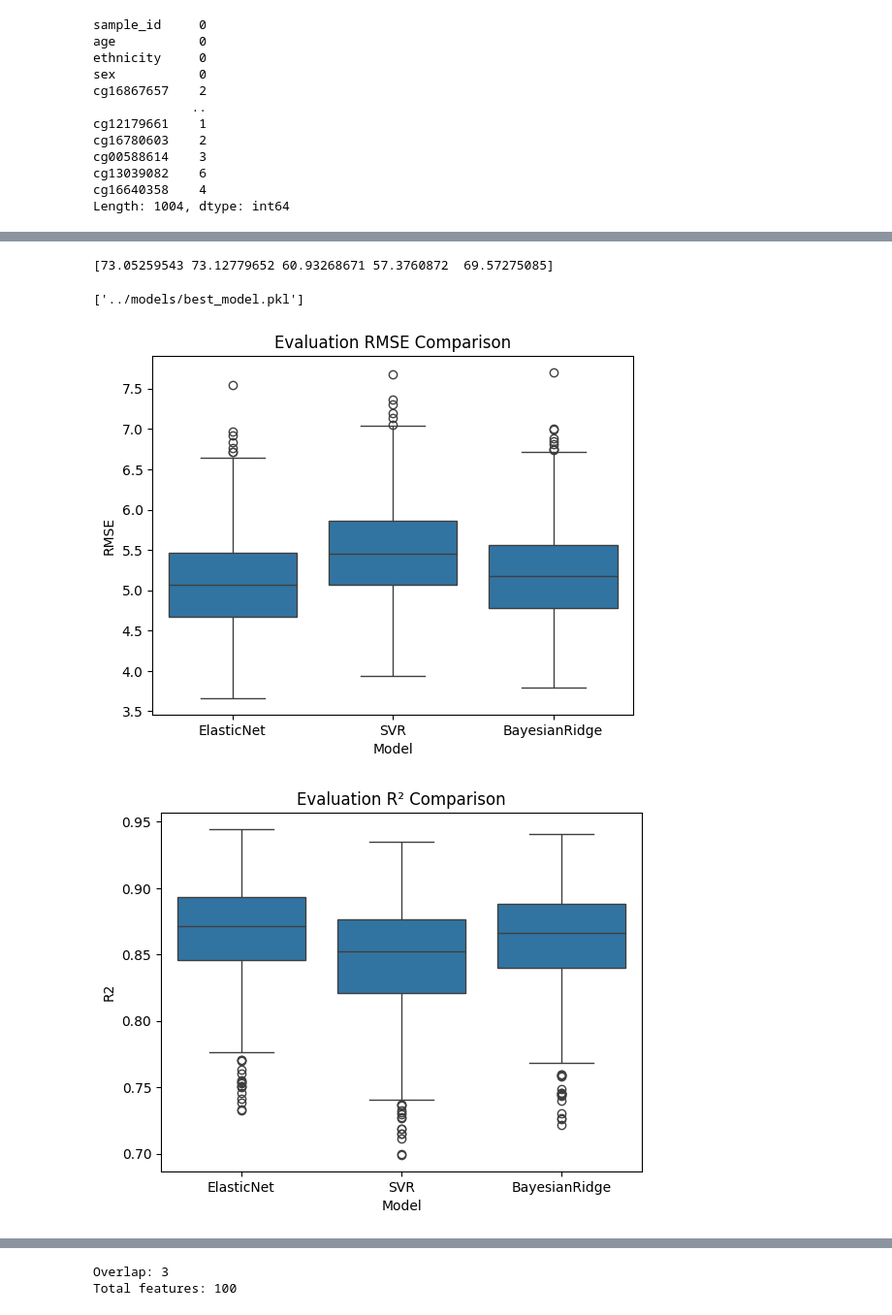
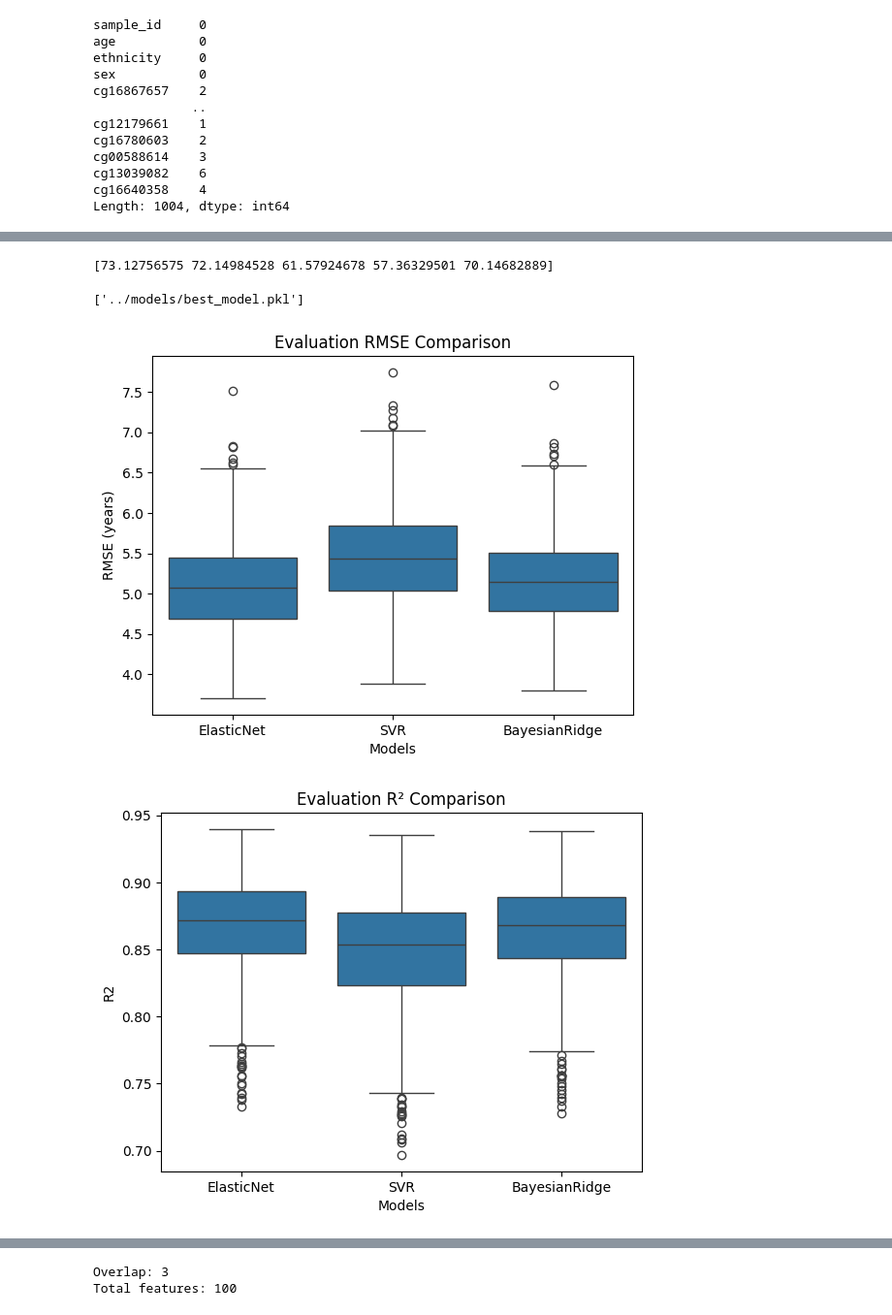
Before and after one commit to Paraskevi00/MLCB2026-ML_In_Comp_Bio_Assignment_1, a Jupyter notebook: notebooks/data_exploration.ipynb, the cells around one changed output, grey strips where cells are left out. Shown at 97% size. Cells and saved outputs as stored; diff of their text form; code cells hidden in the pictures.

```diff
--- a/notebooks/data_exploration.ipynb
+++ b/notebooks/data_exploration.ipynb
@@ -114,10 +114,10 @@ from sklearn.linear_model import LinearRegression
 categ_cols = categ.columns
 numer_cols = numer.columns
 
-#Features standardization and data imputation (mean value)
+#Features standardization and data imputation (median)
 numeric_preprocessor = Pipeline(
     steps=[
-        ("imputer", SimpleImputer(strategy="mean")),
+        ("imputer", SimpleImputer(strategy="median")),
         ("scaler", StandardScaler()),
     ]
 )
@@ -851,6 +862,6 @@ cpg_full = X_full_processed[:, numer_indices]
 X_full_selected = cpg_full[:,selected_indices]
 # %%
 #Fit elastic net on best parameters combination
-el_net_final=ElasticNet(alpha= 0.2801635158716261, l1_ratio = 0.2394938606520418424)
+el_net_final=ElasticNet(alpha= 0.23423849847112907, l1_ratio= 0.14180537144799796)
 el_net_final.fit(X_full_selected,y_full)
 # %% [output]
@@ -1007,7 +1023,7 @@ y_pred = pipeline.predict(X_test)
 
 print(y_pred[:5])
 # %% [output]
-[73.05259543 73.12779652 60.93268671 57.3760872  69.57275085]
+[73.12756575 72.14984528 61.57924678 57.36329501 70.14682889]
 # %%
 from joblib import dump
 # Save the trained pipeline (preprocessing + feature selection + model)
@@ -1022,17 +1038,20 @@ df_eval = pd.concat([
 ])
 # %%
 sns.boxplot(data=df_eval, x="Model", y="RMSE")
+plt.xlabel("Models")
+plt.ylabel("RMSE (years)")
 plt.title("Evaluation RMSE Comparison")
 plt.savefig("../figures/eval_rmse_boxplot.png")
 plt.show()
 # %% [output]
-[figure, old version]
+[figure, new version]
 # %%
 sns.boxplot(data=df_eval, x="Model", y="R2")
+plt.xlabel("Models")
 plt.title("Evaluation R² Comparison")
 plt.savefig("../figures/eval_r2_boxplot.png")
 plt.show()
 # %% [output]
-[figure, old version]
+[figure, new version]
 # %%
 sns.boxplot(data=df_eval, x="Model", y="MAE")
```
Also changed, not shown: parts of 41 cells of this notebook, 24 other files.
